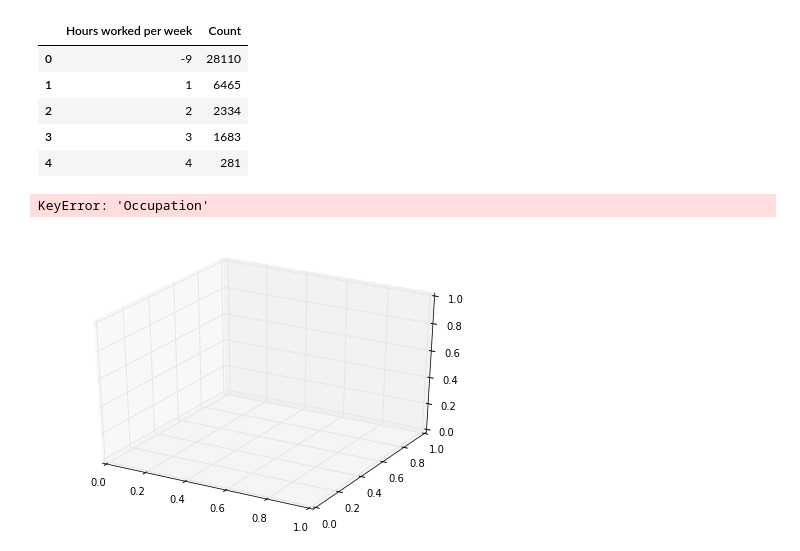
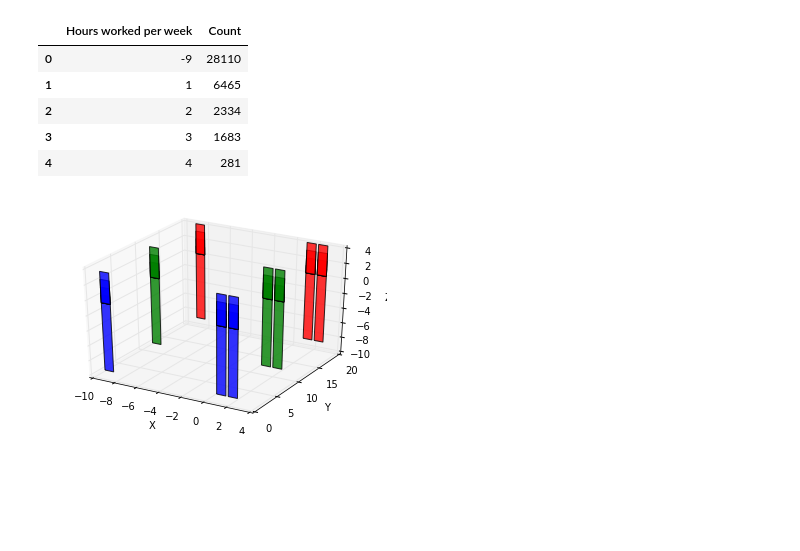
Before and after one commit to Essymay/CS2006p3, a Jupyter notebook: census2011.ipynb, the cells around one changed output. Saved outputs shown, nothing was run; the diff lists cells and outputs as text; code cells hidden in the pictures; blank space fills up the shorter version.

```diff
--- a/census2011.ipynb
+++ b/census2011.ipynb
@@ -721,26 +721,57 @@ byRegionAndEconomicActivity.reset_index(name='Count')
 # %%
 import matplotlib.pyplot as plt
 from mpl_toolkits.mplot3d.axes3d import Axes3D, get_test_data
 from matplotlib import cm
 import numpy as np
 
-fig = plt.figure()
-ax = fig.add_subplot(111, projection = '3d')
-ax = Axes3D(fig)
+#fig = plt.figure()
+#ax = fig.add_subplot(111, projection = '3d')
+#ax = Axes3D(fig)
+
+byOccupationAndSocialGrade = refinedData[['Occupation', 'Approximated Social Grade']].copy()
+byOccupationAndSocialGrade = byOccupationAndSocialGrade.groupby(['Occupation', 'Approximated Social Grade']).size()
+byOccupationAndSocialGrade.reset_index(name='Count')
+byOccupationAndSocialGrade
 
 
-z = byOccupationAndSocialGrade.groupby(['Occupation', 'Approximated Social Grade']).size().tolist()
-x = byOccupationAndSocialGrade.groupby(['Occupation']).groups.keys()
-y = byOccupationAndSocialGrade.groupby(['Approximated Social Grade']).groups.keys()
+#z = byOccupationAndSocialGrade.groupby(['Occupation', 'Approximated Social Grade']).size().tolist()
+#x = byOccupationAndSocialGrade.groupby(['Occupation']).groups.keys()
+#y = byOccupationAndSocialGrade.groupby(['Approximated Social Grade']).groups.keys()
 
 
-verts = [zip(x, y,z)]
-ax.add_collection3d(Poly3DCollection(verts))
-plt.title("Occupation and Approximated Social Grade")
+
+#verts = [zip(x, y,z)]
+#ax.add_collection3d(Poly3DCollection(verts))
+#plt.title("Occupation and Approximated Social Grade")
+#plt.show()
+
+
+
+x = [-9,-9,-9,-9,-9,1,1,1,1,1,2,2,2,2,2]
+y = [-9,1,2,3,4,-9,1,2,3,4,-9,1,2,3,4]
+z = [116915,1051,17787,2062,12169,492,19190,18555,584,967,884,48104,13223,891,1009]
+
+
+
+
+fig = plt.figure()
+ax = fig.add_subplot(111, projection='3d')
+for c, z in zip(['r', 'g', 'b'], [20, 10, 0]):
+    xs = x
+    ys = y
+
+    # You can provide either a single color or an array. To demonstrate this,
+    # the first bar of each set will be colored cyan.
+    cs = [c] * len(xs)
+    ax.bar(xs, ys, zs=z, zdir='y', color=cs, alpha=0.8)
+
+ax.set_xlabel('X')
+ax.set_ylabel('Y')
+ax.set_zlabel('Z')
+
 plt.show()
 # %% [output]
-KeyError: 'Occupation'
-[figure, old version]
+[figure, new version]
 # %%
 #from __future__ import print_function
 #from ipywidgets import interact, interactive, fixed, interact_manualembedded-picture
```
Also changed, not shown: parts of 1 cell of this notebook.
